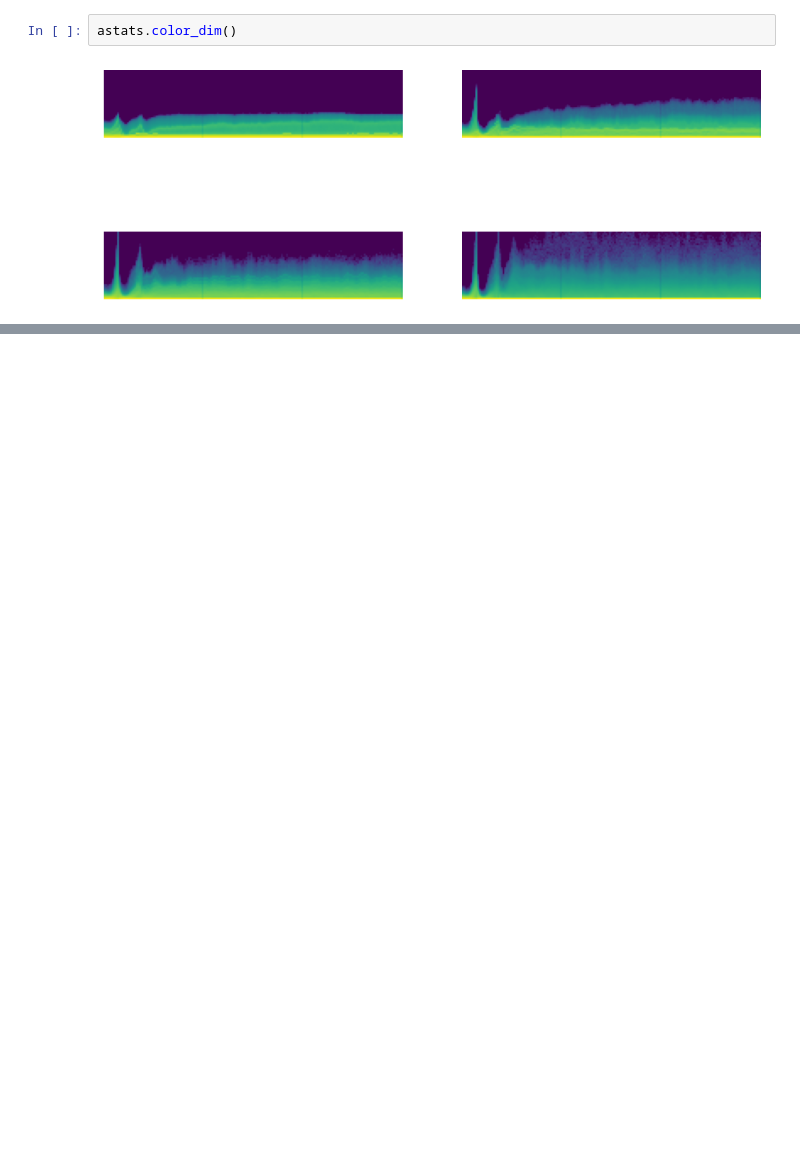
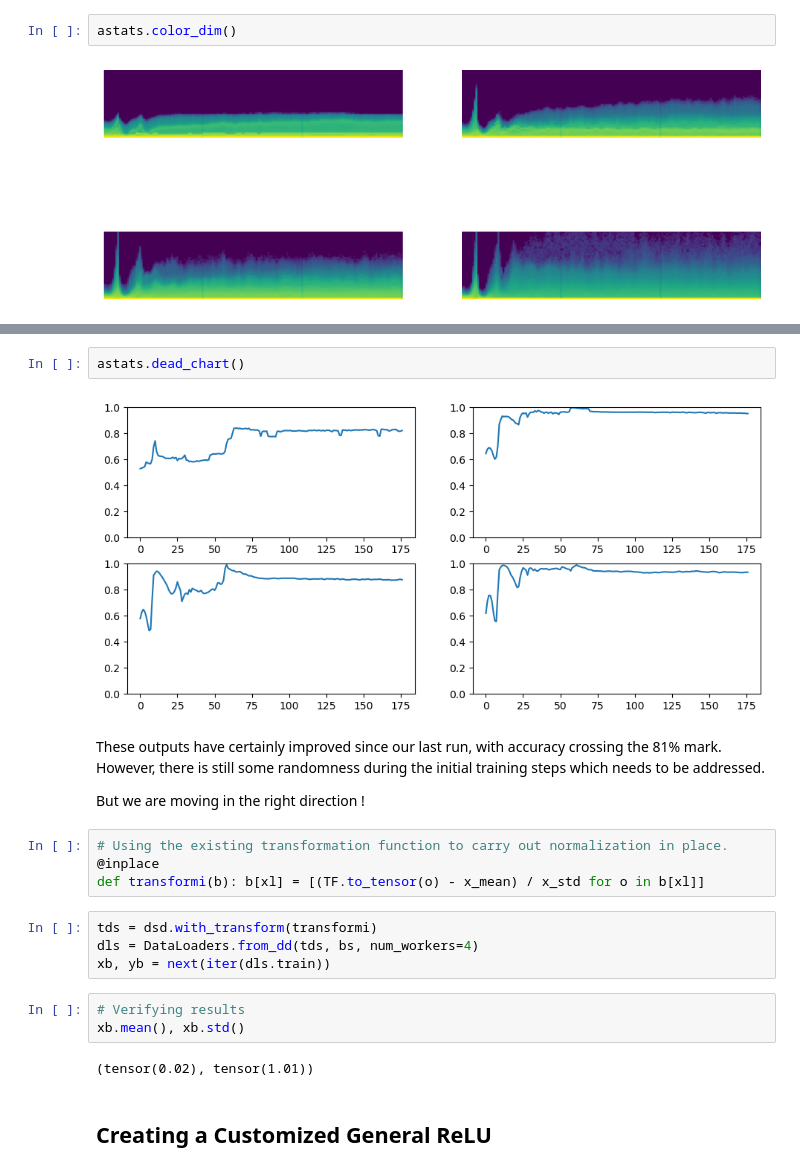
Before and after one commit to bachaudhry/FastAI-22-23, a Jupyter notebook: course_part_2/11_initializing.ipynb, the cells around one changed output, grey strips where cells are left out. Drawn from its saved outputs; the diff is of its cells as text; blank space fills up the shorter version.

```diff
--- a/course_part_2/11_initializing.ipynb
+++ b/course_part_2/11_initializing.ipynb
@@ -396,0 +443,23 @@ While the model's training run isn't ideal by any stretch, given the spikes in e
+# %%
+astats.dead_chart()
+# %% [output]
+[figure, added]
+# %% [markdown]
+These outputs have certainly improved since our last run, with accuracy crossing the 81% mark. However, there is still some randomness during the initial training steps which needs to be addressed.
+
+But we are moving in the right direction !
+# %%
+# Using the existing transformation function to carry out normalization in place.
+@inplace
+def transformi(b): b[xl] = [(TF.to_tensor(o) - x_mean) / x_std for o in b[xl]]
+# %%
+tds = dsd.with_transform(transformi)
+dls = DataLoaders.from_dd(tds, bs, num_workers=4)
+xb, yb = next(iter(dls.train))
+# %%
+# Verifying results
+xb.mean(), xb.std()
+# %% [output]
+(tensor(0.02), tensor(1.01))
+# %% [markdown]
+## **Creating a Customized General ReLU**
```
Also changed, not shown: parts of 21 cells of this notebook.
